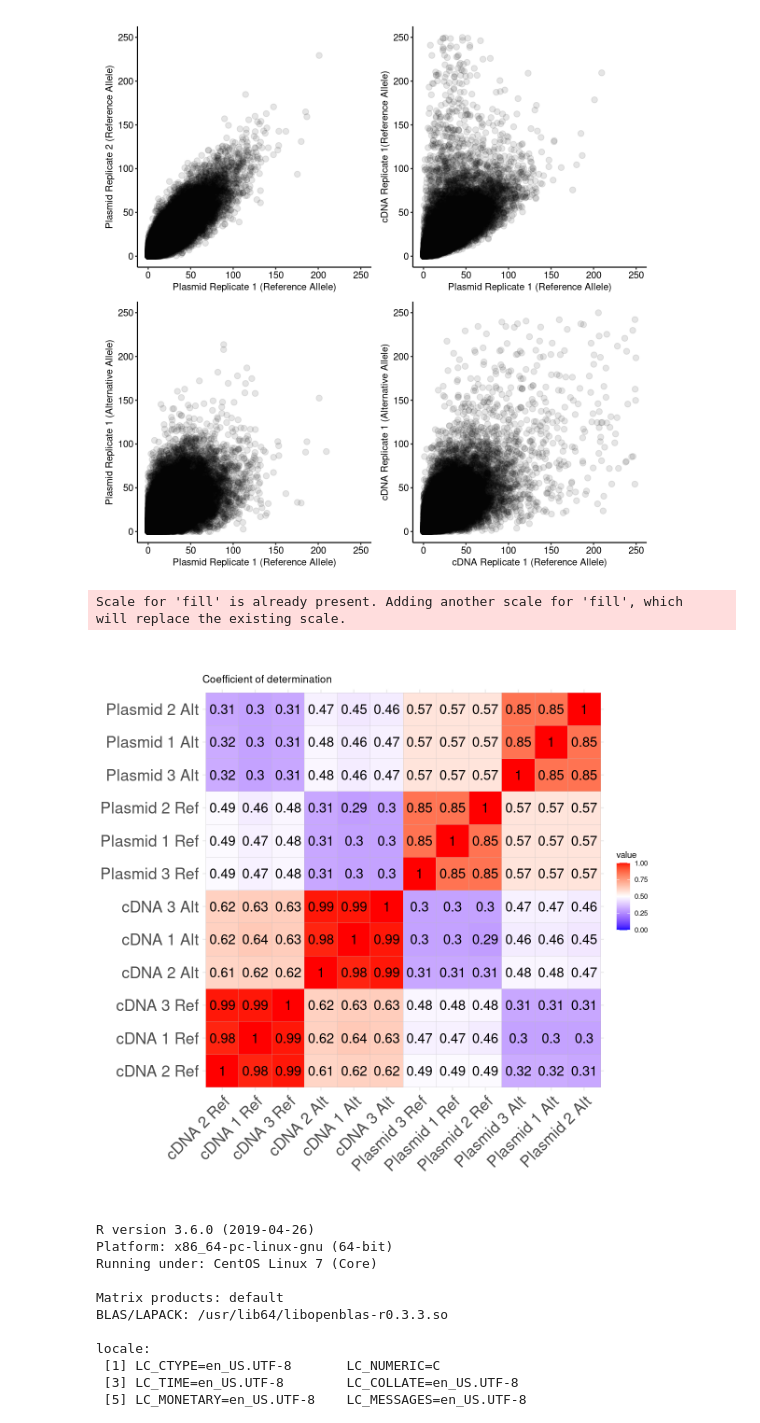
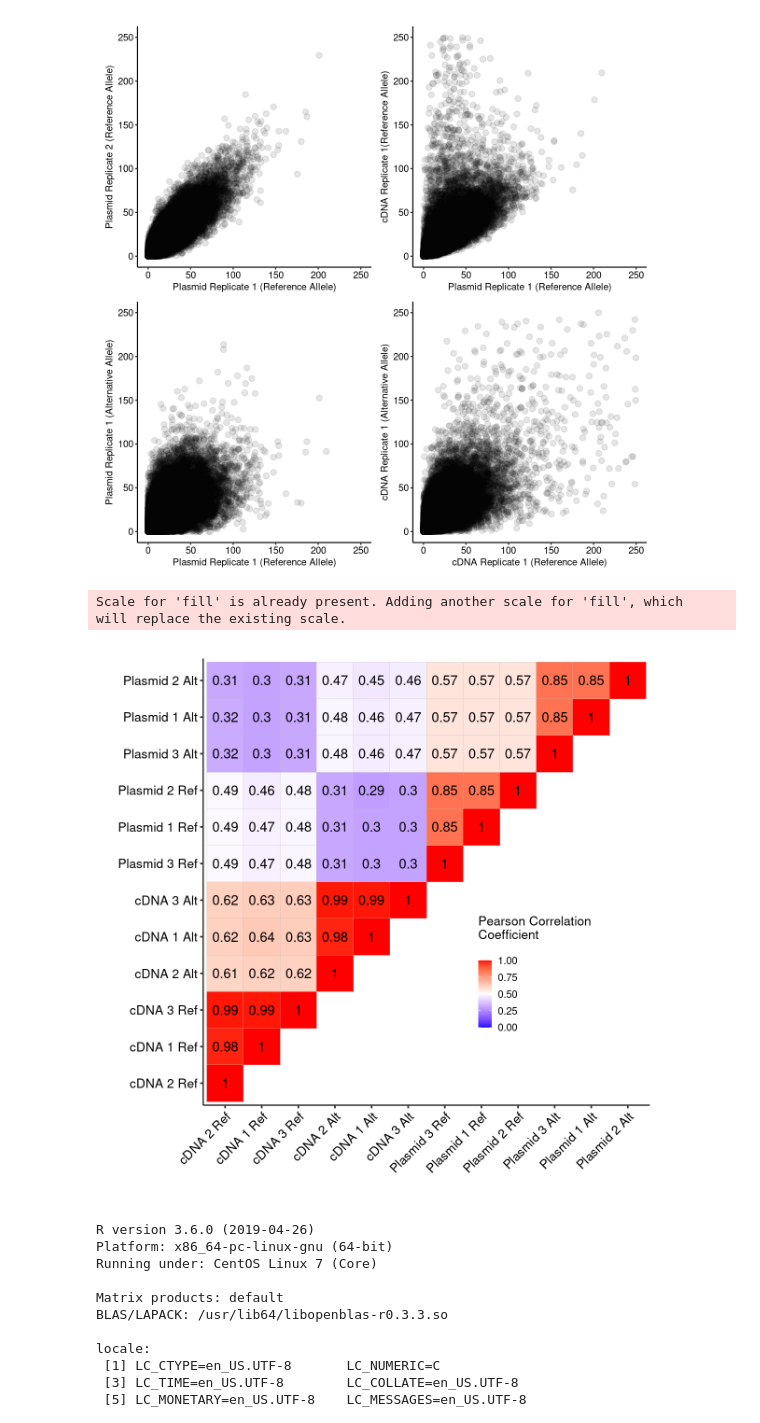
Before and after one commit to nsabell/mpra-v2, a Jupyter notebook: notebooks/section1-descriptive-statistics.ipynb, the cells around one changed output. Saved outputs shown, nothing was run; the diff lists cells and outputs as text; code cells hidden in the pictures.

```diff
--- a/notebooks/section1-descriptive-statistics.ipynb
+++ b/notebooks/section1-descriptive-statistics.ipynb
@@ -108,27 +90,31 @@ Warning message:
 # %%
 corMat = cor(mergedOligoCPM[,10:21], method = "pearson", use = "pairwise.complete.obs")
 samples = c("Plasmid 1 Ref", "cDNA 1 Ref",
             "Plasmid 2 Ref", "cDNA 2 Ref",
             "Plasmid 3 Ref", "cDNA 3 Ref",
             "Plasmid 1 Alt", "cDNA 1 Alt",
             "Plasmid 2 Alt", "cDNA 2 Alt",
             "Plasmid 3 Alt", "cDNA 3 Alt")
 
 colnames(corMat) = samples
 rownames(corMat) = samples
 
 ggcorrplot(corMat,
            hc.order = T,
            tl.cex = 20,
            pch.cex = 20,
            lab_size = 6,
            lab = T,
-           show.diag = F,
-           title = "Coefficient of determination") + scale_fill_gradient2(limit = c(0,1), midpoint = 0.5,low = "blue",mid = "white", high =  "red")
+           show.diag = T,
+           type = "upper") +
+    theme_pubr(x.text.angle = 45, base_size = 16) +
+    scale_fill_gradient2(limit = c(0,1), midpoint = 0.5,low = "blue",mid = "white", high =  "red", name = "Pearson Correlation   \nCoefficient\n") +
+    theme(legend.position = c(0.75, 0.3)) +
+    xlab("") + ylab("")
 # %% [output]
 Scale for 'fill' is already present. Adding another scale for 'fill', which
 will replace the existing scale.
-[figure, old version]
+[figure, new version]
 # %%
 sessionInfo()
 # %% [output]
```
Also changed, not shown: parts of 1 cell of this notebook, 4 other files.
